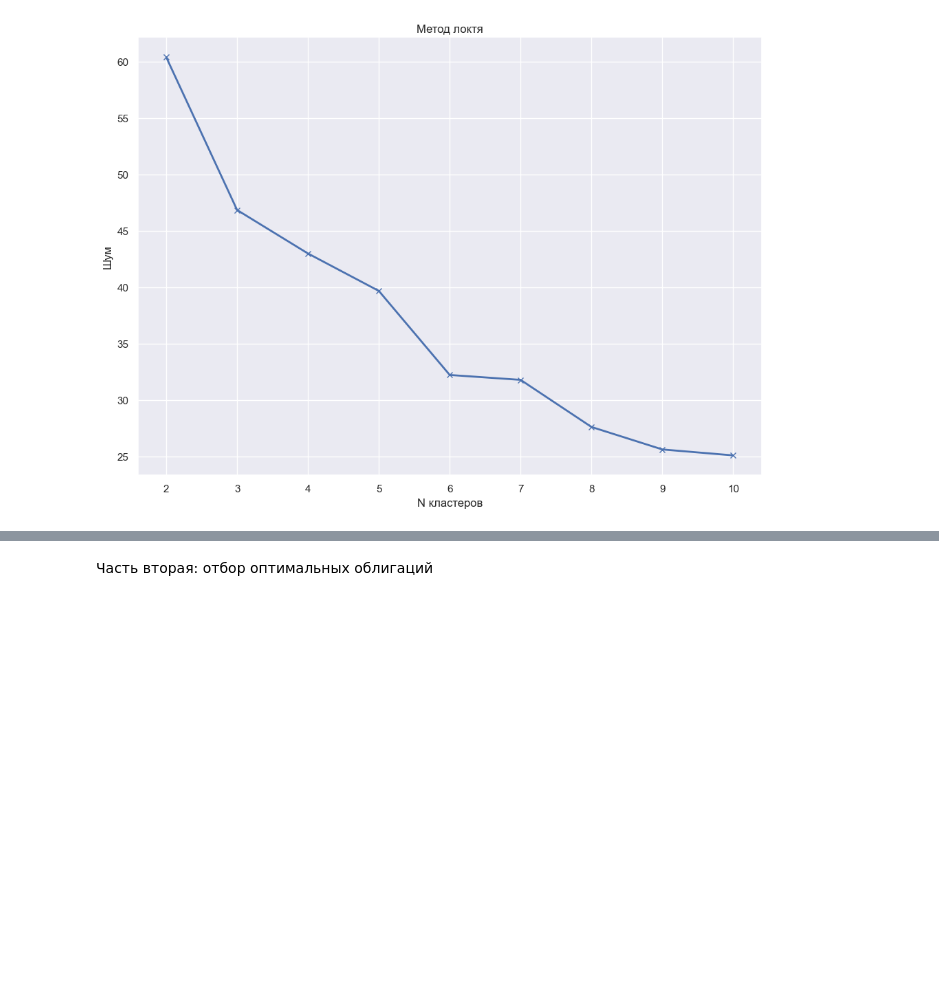
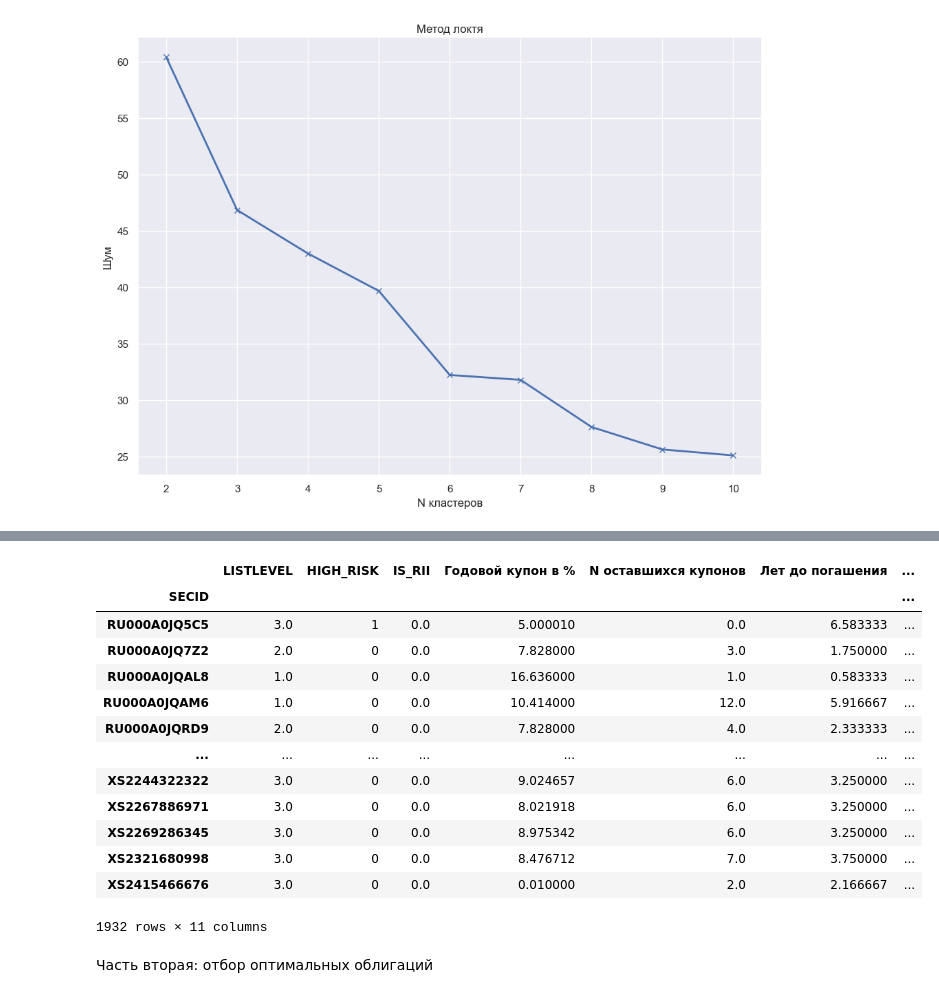
Before and after one commit to RMA1011/da_hw, a Jupyter notebook: Project/Project RMA v5.ipynb, the cells around one changed output, grey strips where cells are left out. Drawn from its saved outputs; the diff is of its cells as text; code cells hidden in the pictures; blank space fills up the shorter version.

```diff
--- a/Project/Project RMA v5.ipynb
+++ b/Project/Project RMA v5.ipynb
@@ -664,3 +664,11 @@ plt.title('Метод локтя')
 plt.show()
 # %% [output]
 [figure]
+# %%
+model = KMeans(n_clusters=3, random_state = 1481)
+model.fit(clusters_data)
+predicted_labels = model.fit_predict(clusters_data)
+clusters_data['Cluster_label'] = predicted_labels
+print(clusters_data[clusters_data['Cluster_label']==0].describe())
+print(clusters_data[clusters_data['Cluster_label']==1].describe())
+print(clusters_data[clusters_data['Cluster_label']==2].describe())
@@ -667,3 +693,20 @@ plt.show()
+# %%
+clusters_data
+# %% [output]
+|  | LISTLEVEL | HIGH_RISK | IS_RII | Годовой купон в % | N оставшихся купонов | Лет до погашения | ... |
+| SECID |  |  |  |  |  |  | ... |
+| RU000A0JQ5C5 | 3.0 | 1 | 0.0 | 5.000010 | 0.0 | 6.583333 | ... |
+| RU000A0JQ7Z2 | 2.0 | 0 | 0.0 | 7.828000 | 3.0 | 1.750000 | ... |
+| RU000A0JQAL8 | 1.0 | 0 | 0.0 | 16.636000 | 1.0 | 0.583333 | ... |
+| RU000A0JQAM6 | 1.0 | 0 | 0.0 | 10.414000 | 12.0 | 5.916667 | ... |
+| RU000A0JQRD9 | 2.0 | 0 | 0.0 | 7.828000 | 4.0 | 2.333333 | ... |
+| ... | ... | ... | ... | ... | ... | ... | ... |
+| XS2244322322 | 3.0 | 0 | 0.0 | 9.024657 | 6.0 | 3.250000 | ... |
+| XS2267886971 | 3.0 | 0 | 0.0 | 8.021918 | 6.0 | 3.250000 | ... |
+| XS2269286345 | 3.0 | 0 | 0.0 | 8.975342 | 6.0 | 3.250000 | ... |
+| XS2321680998 | 3.0 | 0 | 0.0 | 8.476712 | 7.0 | 3.750000 | ... |
+| XS2415466676 | 3.0 | 0 | 0.0 | 0.010000 | 2.0 | 2.166667 | ... |
+1932 rows × 11 columns
 # %% [markdown]
 Часть вторая: отбор оптимальных облигаций
 # %%
```
Also changed, not shown: parts of 1 cell of this notebook.
